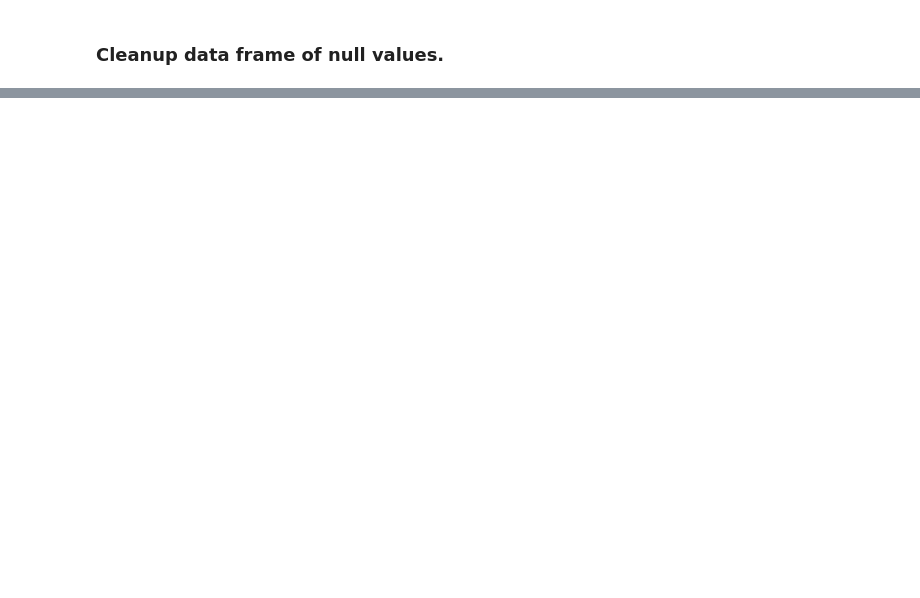
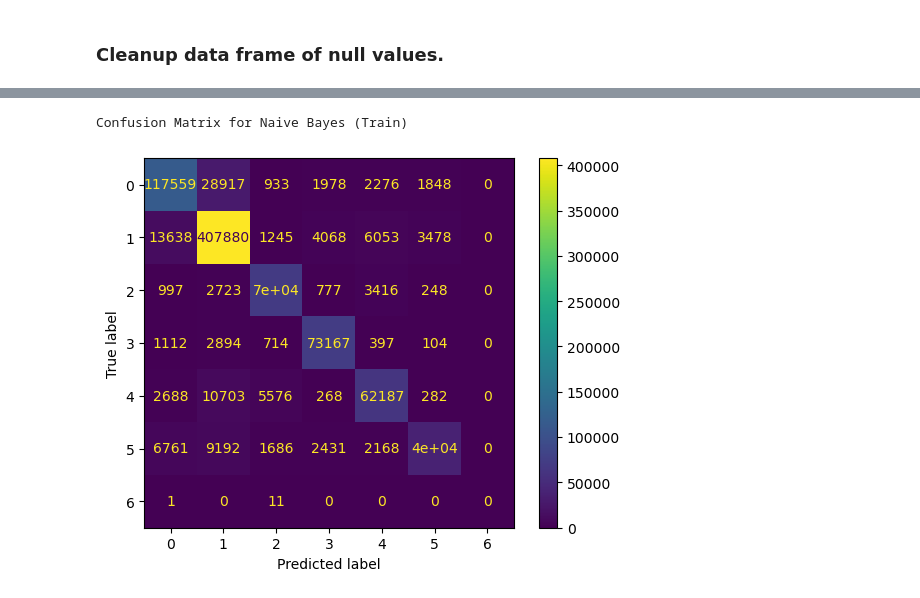
Before and after one commit to tuba-ahmed/complaint-analysis, a Jupyter notebook: code/app/Naive Bayes (Ganesh Nehru).ipynb, the cells around one changed output, grey strips where cells are left out. Saved outputs shown, nothing was run; the diff lists cells and outputs as text; code cells hidden in the pictures; blank space fills up the shorter version.

Commit message:
Performed data cleanup and created model using Naive Bayes classifier.

```diff
--- a/code/app/Naive Bayes (Ganesh Nehru).ipynb
+++ b/code/app/Naive Bayes (Ganesh Nehru).ipynb
@@ -111,0 +291,2 @@ for i in range(len(df)):
+# %%
+x_train, x_test, y_train, y_test = train_test_split(x, y, test_size=0.2, random_state=100)
@@ -111,0 +303,4 @@ for i in range(len(df)):
+# %%
+tfidf = TfidfVectorizer(ngram_range=(1,2), max_features=1000000)
+tfidf_x_train = tfidf.fit_transform(x_train)
+tfidf_x_test = tfidf.transform(x_test)
@@ -111,0 +309,3 @@ for i in range(len(df)):
+# %%
+nb = MultinomialNB()
+nb.fit(tfidf_x_train, y_train)
@@ -111,0 +314,4 @@ for i in range(len(df)):
+# %%
+#Predictions for training and testing set.
+pred_y_train = nb.predict(tfidf_x_train)
+pred_y_test = nb.predict(tfidf_x_test)
@@ -111,0 +358,11 @@ for i in range(len(df)):
+# %%
+cmat_train = confusion_matrix(y_train, pred_y_train)
+
+cmat_train_disp = metrics.ConfusionMatrixDisplay(confusion_matrix = cmat_train)
+cmat_train_disp.plot()
+
+print('Confusion Matrix for Naive Bayes (Train)')
+plt.show()
+# %% [output]
+Confusion Matrix for Naive Bayes (Train)
+[figure, added]
```
Also changed, not shown: parts of 32 cells of this notebook, 2 other files.
